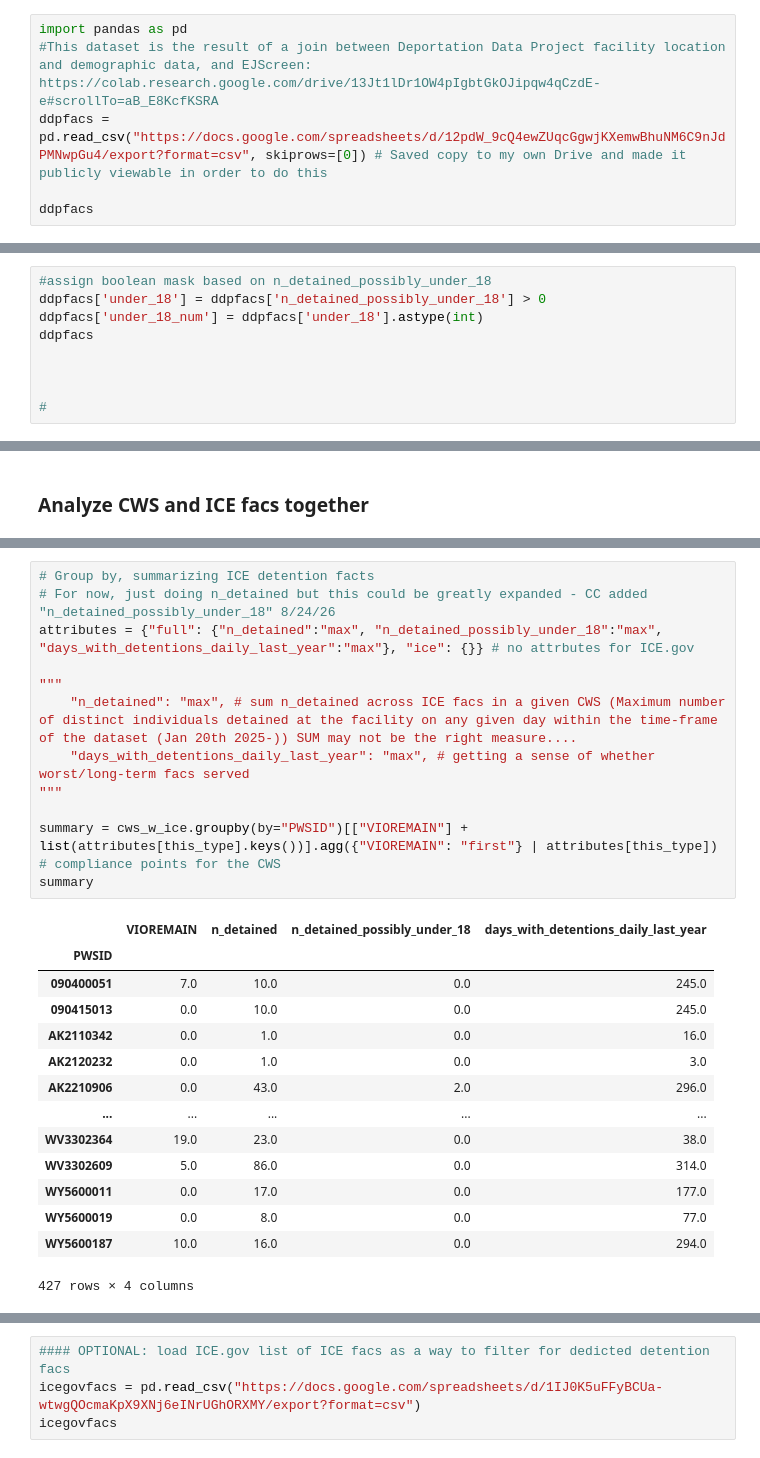
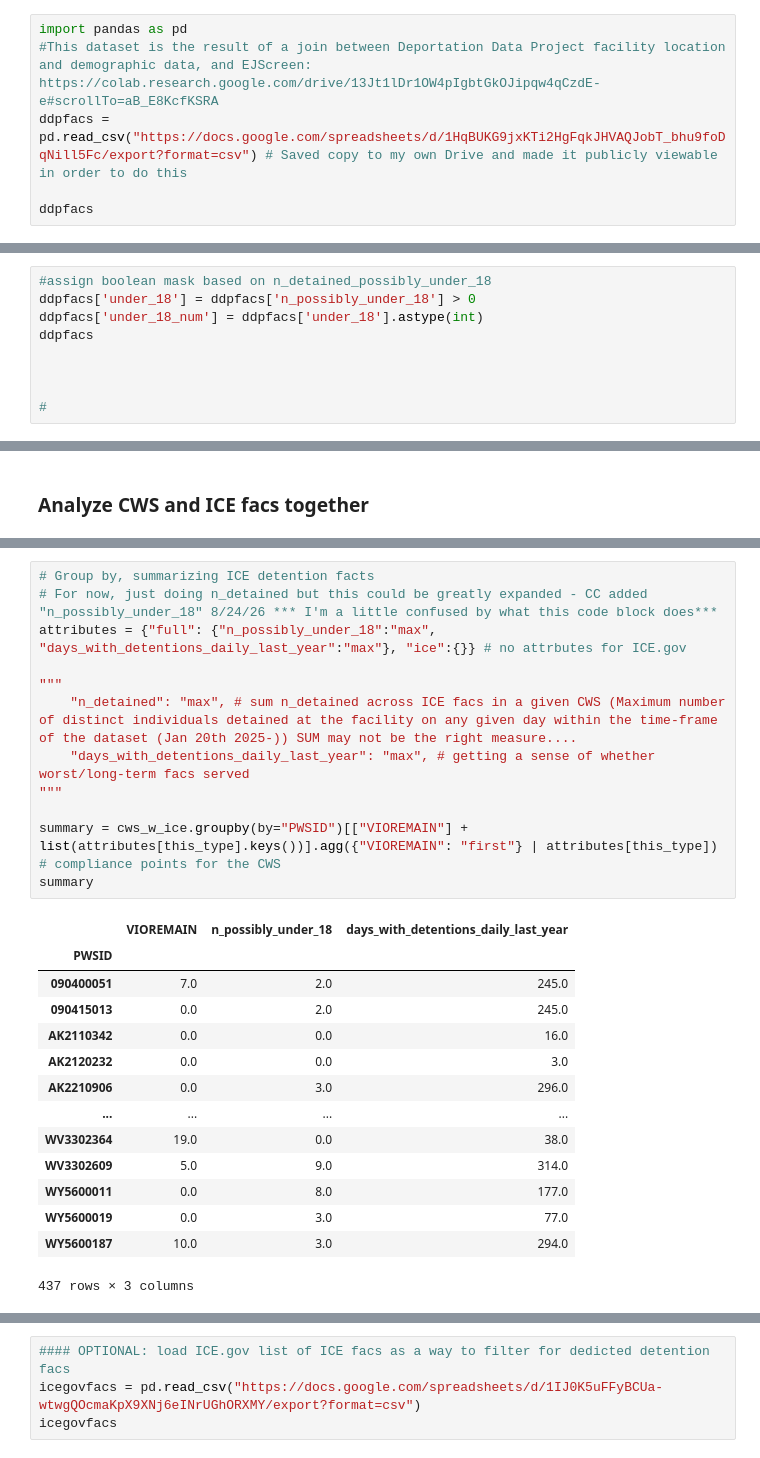
Before and after one commit to edgi-govdata-archiving/EEW-ICE, a Jupyter notebook: DWATER_ICE_Filtered.ipynb, the cells around one changed output, grey strips where cells are left out. Cells and saved outputs as stored; diff of their text form.

```diff
--- a/DWATER_ICE_Filtered.ipynb
+++ b/DWATER_ICE_Filtered.ipynb
@@ -7,7 +7,7 @@
 # %%
 import pandas as pd
 #This dataset is the result of a join between Deportation Data Project facility location and demographic data, and EJScreen: https://colab.research.google.com/drive/13Jt1lDr1OW4pIgbtGkOJipqw4qCzdE-e#scrollTo=aB_E8KcfKSRA
-ddpfacs = pd.read_csv("https://docs.google.com/spreadsheets/d/12pdW_9cQ4ewZUqcGgwjKXemwBhuNM6C9nJdPMNwpGu4/export?format=csv", skiprows=[0]) # Saved copy to my own Drive and made it publicly viewable in order to do this
+ddpfacs = pd.read_csv("https://docs.google.com/spreadsheets/d/1HqBUKG9jxKTi2HgFqkJHVAQJobT_bhu9foDqNill5Fc/export?format=csv") # Saved copy to my own Drive and made it publicly viewable in order to do this
 
 ddpfacs
 # %% [output]
@@ -27,6 +27,6 @@ ddpfacs
 # %%
 #assign boolean mask based on n_detained_possibly_under_18
-ddpfacs['under_18'] = ddpfacs['n_detained_possibly_under_18'] > 0
+ddpfacs['under_18'] = ddpfacs['n_possibly_under_18'] > 0
 ddpfacs['under_18_num'] = ddpfacs['under_18'].astype(int)
 ddpfacs
 
@@ -246,30 +267,30 @@ len(cws_w_ice["PWSID"].unique())
 # %%
 # Group by, summarizing ICE detention facts
-# For now, just doing n_detained but this could be greatly expanded - CC added "n_detained_possibly_under_18" 8/24/26
-attributes = {"full": {"n_detained":"max", "n_detained_possibly_under_18":"max", "days_with_detentions_daily_last_year":"max"}, "ice": {}} # no attrbutes for ICE.gov
+# For now, just doing n_detained but this could be greatly expanded - CC added "n_possibly_under_18" 8/24/26 *** I'm a little confused by what this code block does***
+attributes = {"full": {"n_possibly_under_18":"max", "days_with_detentions_daily_last_year":"max"}, "ice":{}} # no attrbutes for ICE.gov
 
 """
     "n_detained": "max", # sum n_detained across ICE facs in a given CWS (Maximum number of distinct individuals detained at the facility on any given day within the time-frame of the dataset (Jan 20th 2025-)) SUM may not be the right measure....
     "days_with_detentions_daily_last_year": "max", # getting a sense of whether worst/long-term facs served
 """
 
 summary = cws_w_ice.groupby(by="PWSID")[["VIOREMAIN"] + list(attributes[this_type].keys())].agg({"VIOREMAIN": "first"} | attributes[this_type]) # compliance points for the CWS
 summary
 # %% [output]
-|  | VIOREMAIN | n_detained | n_detained_possibly_under_18 | days_with_detentions_daily_last_year |
-| PWSID |  |  |  |  |
-| 090400051 | 7.0 | 10.0 | 0.0 | 245.0 |
-| 090415013 | 0.0 | 10.0 | 0.0 | 245.0 |
-| AK2110342 | 0.0 | 1.0 | 0.0 | 16.0 |
-| AK2120232 | 0.0 | 1.0 | 0.0 | 3.0 |
-| AK2210906 | 0.0 | 43.0 | 2.0 | 296.0 |
-| ... | ... | ... | ... | ... |
-| WV3302364 | 19.0 | 23.0 | 0.0 | 38.0 |
-| WV3302609 | 5.0 | 86.0 | 0.0 | 314.0 |
-| WY5600011 | 0.0 | 17.0 | 0.0 | 177.0 |
-| WY5600019 | 0.0 | 8.0 | 0.0 | 77.0 |
-| WY5600187 | 10.0 | 16.0 | 0.0 | 294.0 |
+|  | VIOREMAIN | n_possibly_under_18 | days_with_detentions_daily_last_year |
+| PWSID |  |  |  |
+| 090400051 | 7.0 | 2.0 | 245.0 |
+| 090415013 | 0.0 | 2.0 | 245.0 |
+| AK2110342 | 0.0 | 0.0 | 16.0 |
+| AK2120232 | 0.0 | 0.0 | 3.0 |
+| AK2210906 | 0.0 | 3.0 | 296.0 |
+| ... | ... | ... | ... |
+| WV3302364 | 19.0 | 0.0 | 38.0 |
+| WV3302609 | 5.0 | 9.0 | 314.0 |
+| WY5600011 | 0.0 | 8.0 | 177.0 |
+| WY5600019 | 0.0 | 3.0 | 77.0 |
+| WY5600187 | 10.0 | 3.0 | 294.0 |
-427 rows × 4 columns
+437 rows × 3 columns
 # %%
 # Plot demo data against compliance points
 summary.plot(kind="scatter", x="days_with_detentions_daily_last_year", y="VIOREMAIN")
```
Also changed, not shown: parts of 19 cells of this notebook.
